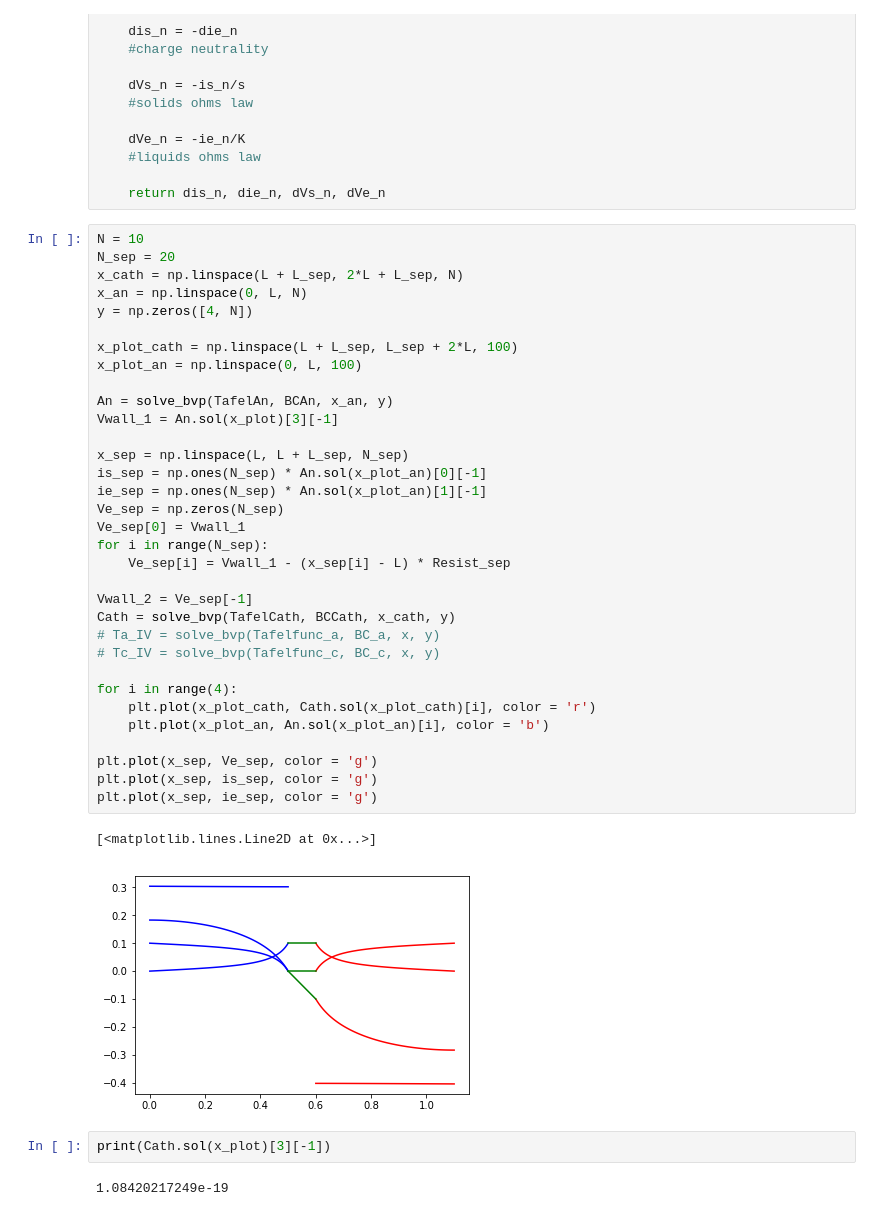
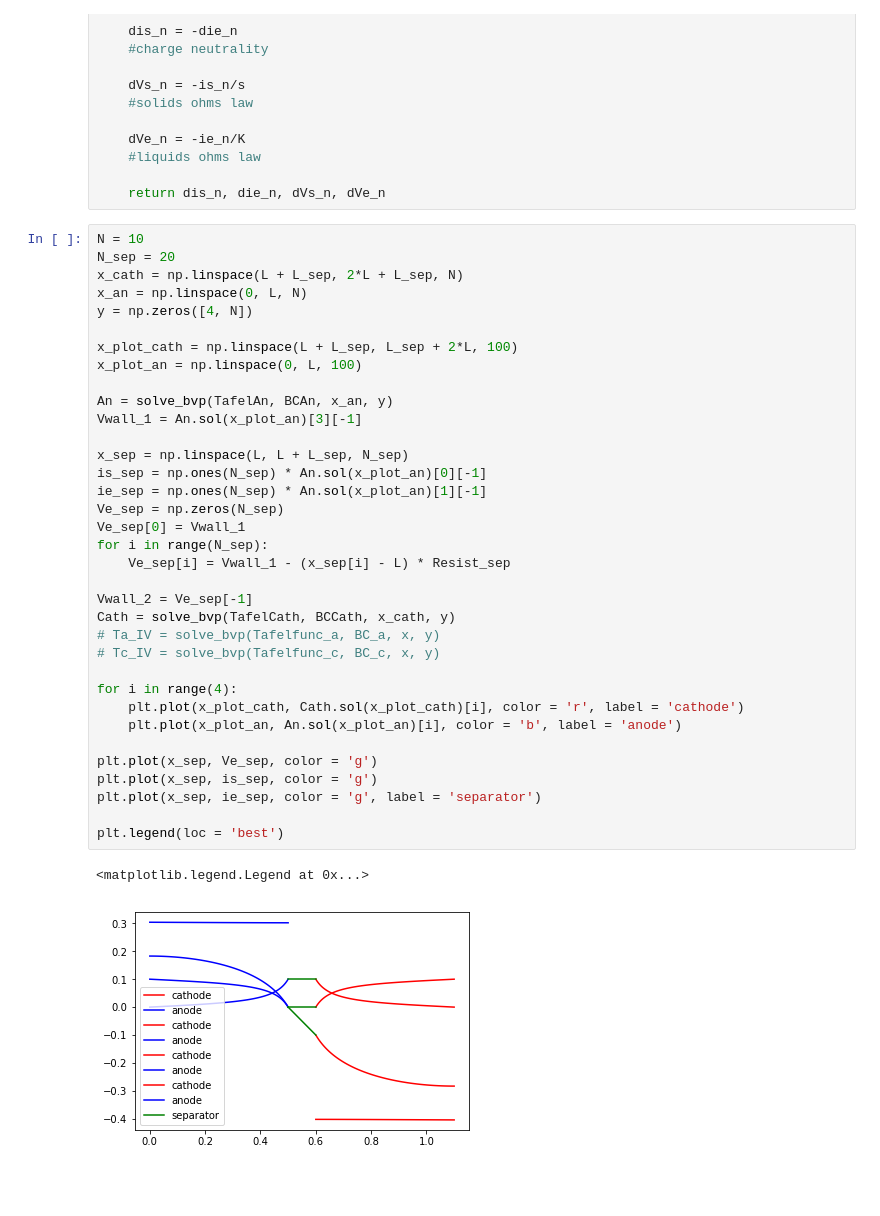
Before and after one commit to dalcox/batteries, a Jupyter notebook: Battery Modeling 1D Steady State.ipynb, the cells around one changed output. Cells and saved outputs as stored; diff of their text form; blank space fills up the shorter version.

```diff
--- a/Battery Modeling 1D Steady State.ipynb
+++ b/Battery Modeling 1D Steady State.ipynb
@@ -334,40 +334,38 @@ def TafelAn(x, IV):
 # %%
 N = 10
 N_sep = 20
 x_cath = np.linspace(L + L_sep, 2*L + L_sep, N)
 x_an = np.linspace(0, L, N)
 y = np.zeros([4, N])
 
 x_plot_cath = np.linspace(L + L_sep, L_sep + 2*L, 100)
 x_plot_an = np.linspace(0, L, 100)
 
 An = solve_bvp(TafelAn, BCAn, x_an, y)
-Vwall_1 = An.sol(x_plot)[3][-1]
+Vwall_1 = An.sol(x_plot_an)[3][-1]
 
 x_sep = np.linspace(L, L + L_sep, N_sep)
 is_sep = np.ones(N_sep) * An.sol(x_plot_an)[0][-1]
 ie_sep = np.ones(N_sep) * An.sol(x_plot_an)[1][-1]
 Ve_sep = np.zeros(N_sep)
 Ve_sep[0] = Vwall_1
 for i in range(N_sep):
     Ve_sep[i] = Vwall_1 - (x_sep[i] - L) * Resist_sep
 
 Vwall_2 = Ve_sep[-1]
 Cath = solve_bvp(TafelCath, BCCath, x_cath, y)
 # Ta_IV = solve_bvp(Tafelfunc_a, BC_a, x, y)
 # Tc_IV = solve_bvp(Tafelfunc_c, BC_c, x, y)
 
 for i in range(4):
-    plt.plot(x_plot_cath, Cath.sol(x_plot_cath)[i], color = 'r')
-    plt.plot(x_plot_an, An.sol(x_plot_an)[i], color = 'b')
+    plt.plot(x_plot_cath, Cath.sol(x_plot_cath)[i], color = 'r', label = 'cathode')
+    plt.plot(x_plot_an, An.sol(x_plot_an)[i], color = 'b', label = 'anode')
 
 plt.plot(x_sep, Ve_sep, color = 'g')
 plt.plot(x_sep, is_sep, color = 'g')
-plt.plot(x_sep, ie_sep, color = 'g')
+plt.plot(x_sep, ie_sep, color = 'g', label = 'separator')
+
+plt.legend(loc = 'best')
 # %% [output]
-[<matplotlib.lines.Line2D at 0x...>]
+<matplotlib.legend.Legend at 0x...>
-[figure, old version]
+[figure, new version]
-# %%
-print(Cath.sol(x_plot)[3][-1])
-# %% [output]
-1.08420217249e-19
```
Also changed, not shown: 6 other files.
